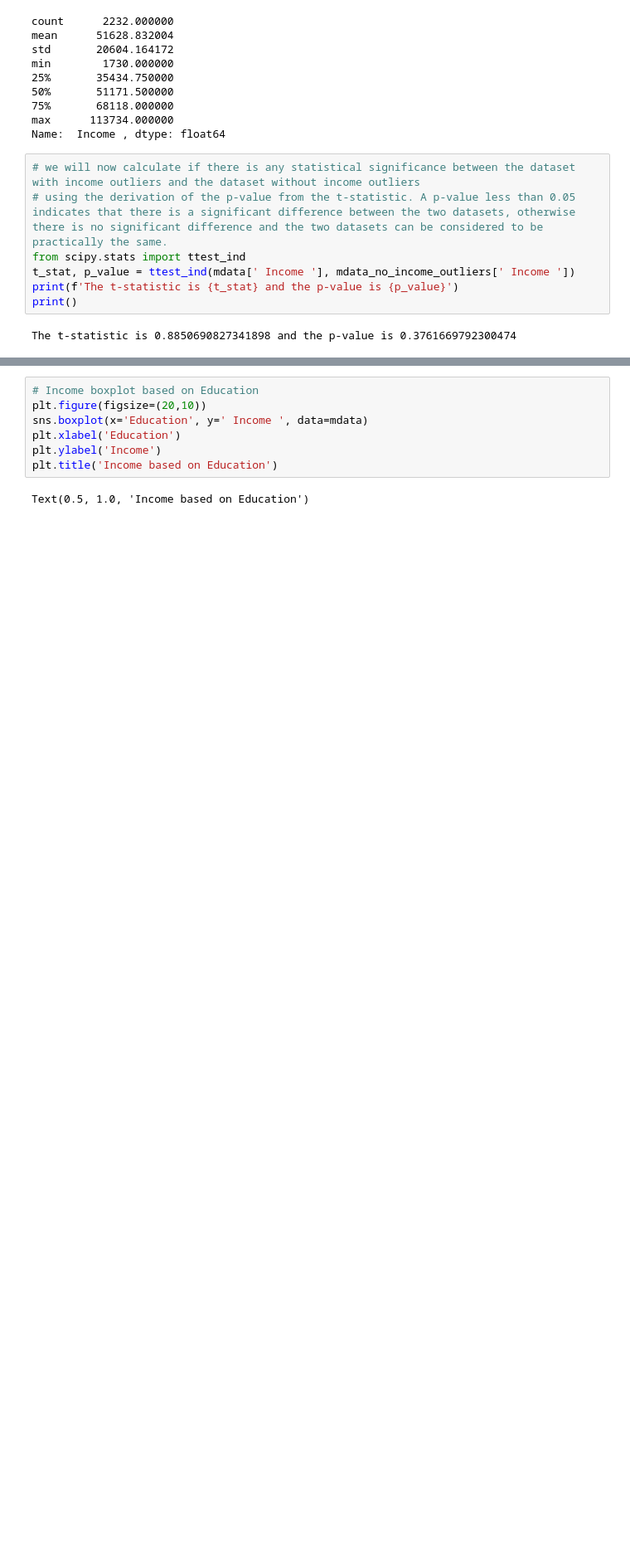
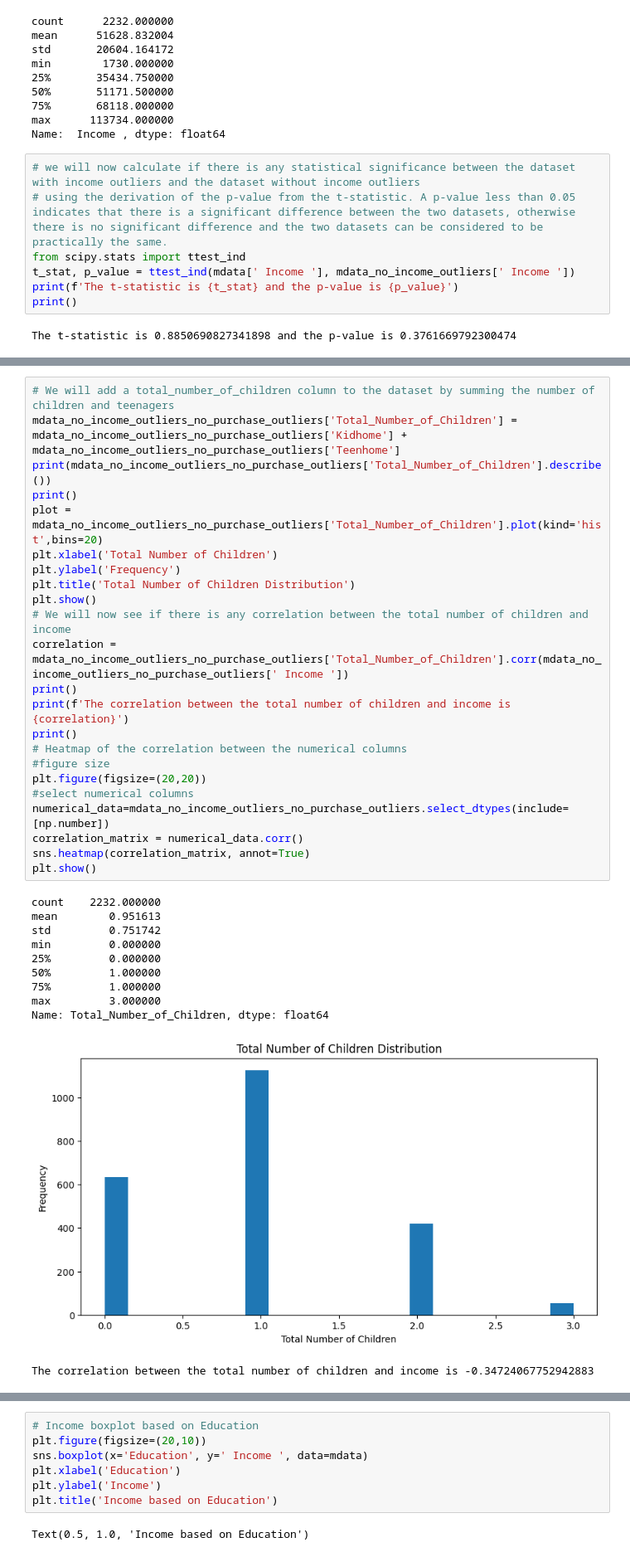
Before and after one commit to OsorioEL/Marketing_Campaign, a Jupyter notebook: Marketing_Campaing.ipynb, the cells around one changed output, grey strips where cells are left out. Shown at 83% size. Cells and saved outputs as stored; diff of their text form; blank space fills up the shorter version.

```diff
--- a/Marketing_Campaing.ipynb
+++ b/Marketing_Campaing.ipynb
@@ -589,0 +651,35 @@ Name: Teenhome, dtype: float64
+# %%
+# We will add a total_number_of_children column to the dataset by summing the number of children and teenagers
+mdata_no_income_outliers_no_purchase_outliers['Total_Number_of_Children'] = mdata_no_income_outliers_no_purchase_outliers['Kidhome'] + mdata_no_income_outliers_no_purchase_outliers['Teenhome']
+print(mdata_no_income_outliers_no_purchase_outliers['Total_Number_of_Children'].describe())
+print()
+plot = mdata_no_income_outliers_no_purchase_outliers['Total_Number_of_Children'].plot(kind='hist',bins=20)
+plt.xlabel('Total Number of Children')
+plt.ylabel('Frequency')
+plt.title('Total Number of Children Distribution')
+plt.show()
+# We will now see if there is any correlation between the total number of children and income
+correlation = mdata_no_income_outliers_no_purchase_outliers['Total_Number_of_Children'].corr(mdata_no_income_outliers_no_purchase_outliers[' Income '])
+print()
+print(f'The correlation between the total number of children and income is {correlation}')
+print()
+# Heatmap of the correlation between the numerical columns
+#figure size
+plt.figure(figsize=(20,20))
+#select numerical columns
+numerical_data=mdata_no_income_outliers_no_purchase_outliers.select_dtypes(include=[np.number])
+correlation_matrix = numerical_data.corr()
+sns.heatmap(correlation_matrix, annot=True)
+plt.show()
+# %% [output]
+count    2232.000000
+mean        0.951613
+std         0.751742
+min         0.000000
+25%         0.000000
+50%         1.000000
+75%         1.000000
+max         3.000000
+Name: Total_Number_of_Children, dtype: float64
+[figure, added]
+The correlation between the total number of children and income is -0.34724067752942883
```
Also changed, not shown: parts of 15 cells of this notebook.
